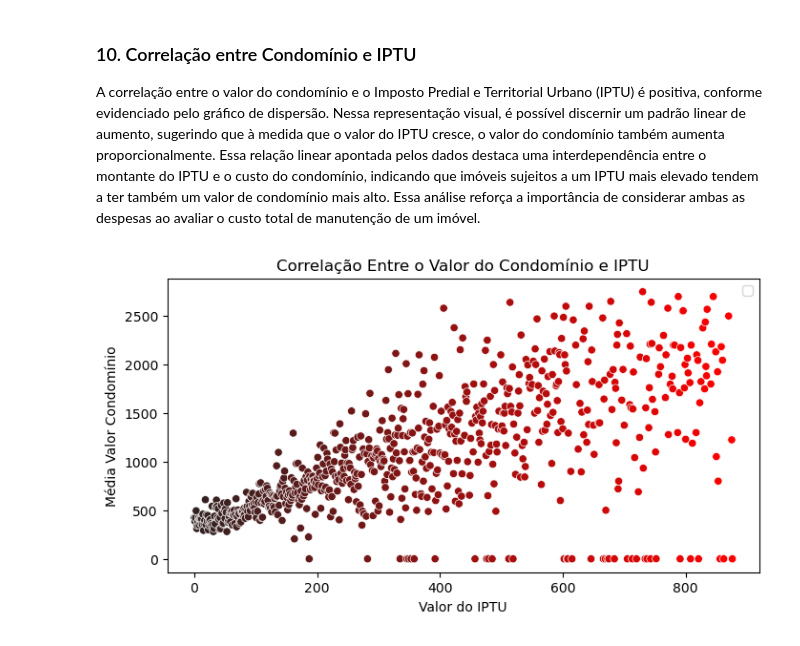
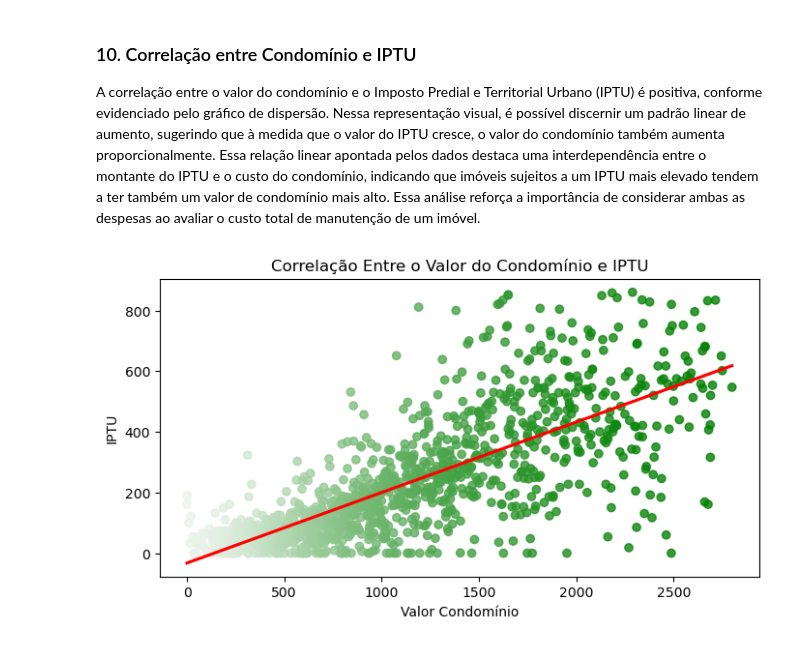
Before and after one commit to alves05/Analise_Previsao_Aluguel_Brasil, a Jupyter notebook: Analise_Previsao_Aluguel_Brasil.ipynb, the cells around one changed output. Saved outputs shown, nothing was run; the diff lists cells and outputs as text; code cells hidden in the pictures.

```diff
--- a/Analise_Previsao_Aluguel_Brasil.ipynb
+++ b/Analise_Previsao_Aluguel_Brasil.ipynb
@@ -522,15 +537,15 @@ plt.show()
 <h3>10. Correlação entre Condomínio e IPTU</h3>
 
 A correlação entre o valor do condomínio e o Imposto Predial e Territorial Urbano (IPTU) é positiva, conforme evidenciado pelo gráfico de dispersão. Nessa representação visual, é possível discernir um padrão linear de aumento, sugerindo que à medida que o valor do IPTU cresce, o valor do condomínio também aumenta proporcionalmente. Essa relação linear apontada pelos dados destaca uma interdependência entre o montante do IPTU e o custo do condomínio, indicando que imóveis sujeitos a um IPTU mais elevado tendem a ter também um valor de condomínio mais alto. Essa análise reforça a importância de considerar ambas as despesas ao avaliar o custo total de manutenção de um imóvel.
-# %%
-df = dados.select('condominio','iptu').toPandas().groupby('iptu')['condominio'].mean().reset_index()
-plt.figure(figsize=(8,4))
-sns.scatterplot(df, x='iptu', y='condominio', hue='iptu', palette='dark:r')
-plt.title('Correlação Entre o Valor do Condomínio e IPTU')
-plt.xlabel('Valor do IPTU')
-plt.ylabel('Média Valor Condomínio')
-plt.legend('')
-plt.savefig('./img/graficos/condominio_iptu.png', format='png')
-plt.show()
-# %% [output]
-[figure, removed]
+# %%
+df = dados.select('condominio','iptu').toPandas().groupby('condominio')['iptu'].mean().reset_index()
+plt.figure(figsize=(8,4))
+sns.regplot(df, x='condominio', y='iptu', ci=None, fit_reg=True, color='r',
+            scatter_kws={'color': sns.color_palette('light:g', n_colors=len(df['condominio']))})
+plt.title('Correlação Entre o Valor do Condomínio e IPTU')
+plt.ylabel('IPTU')
+plt.xlabel('Valor Condomínio')
+plt.savefig('./img/graficos/condominio_iptu.png', format='png')
+plt.show()
+# %% [output]
+[figure, added]
```
Also changed, not shown: parts of 36 cells of this notebook, 6 other files.
